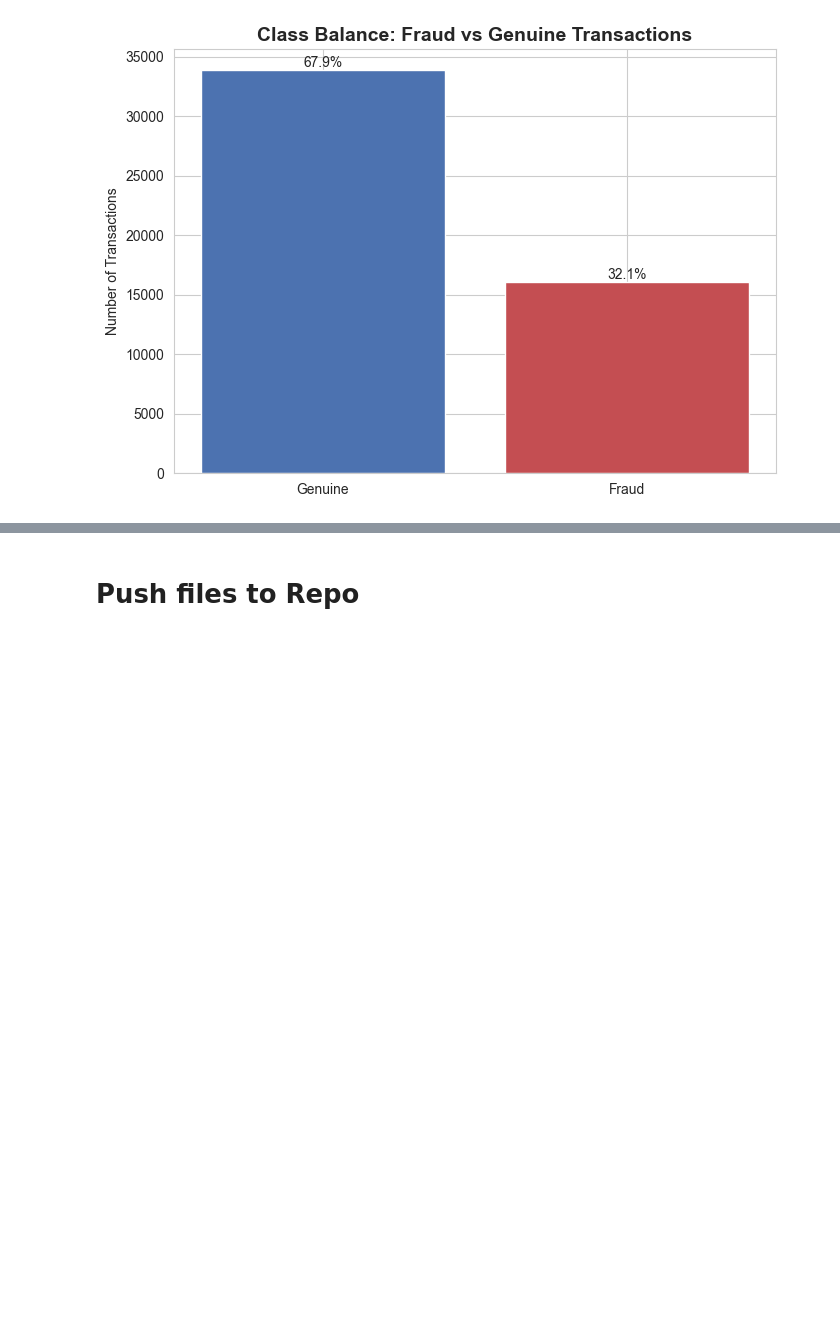
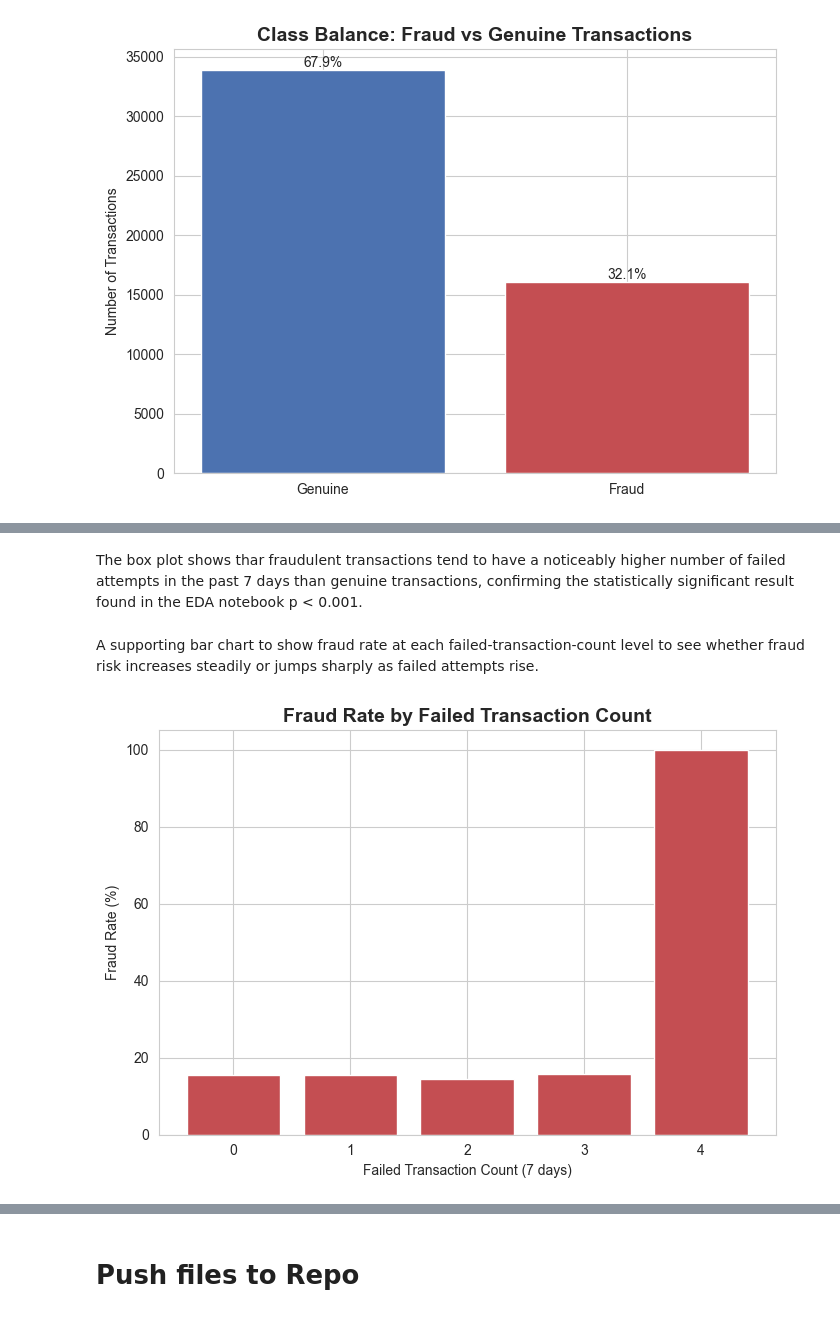
Before and after one commit to navmann99/Fraud-Analysis, a Jupyter notebook: jupyter_notebooks/03-DataVisualisation.ipynb, the cells around one changed output, grey strips where cells are left out. Drawn from its saved outputs; the diff is of its cells as text; code cells hidden in the pictures; blank space fills up the shorter version.

```diff
--- a/jupyter_notebooks/03-DataVisualisation.ipynb
+++ b/jupyter_notebooks/03-DataVisualisation.ipynb
@@ -92,0 +111,17 @@ plt.show()
+# %% [markdown]
+The box plot shows thar fraudulent transactions tend to have a noticeably higher number of failed attempts in the past 7 days than genuine transactions, confirming the statistically significant result found in the EDA notebook p < 0.001.
+# %% [markdown]
+A supporting bar chart to show fraud rate at each failed-transaction-count level to see whether fraud risk increases steadily or jumps sharply as failed attempts rise.
+# %%
+fraud_rate = df.groupby('Failed_Transaction_Count_7d')['Fraud_Label'].mean() * 100
+
+fig, ax = plt.subplots(figsize=(7, 5))
+ax.bar(fraud_rate.index, fraud_rate.values, color=fraud_colors[1])
+ax.set_title('Fraud Rate by Failed Transaction Count', fontsize=14, fontweight='bold')
+ax.set_xlabel('Failed Transaction Count (7 days)')
+ax.set_ylabel('Fraud Rate (%)')
+plt.tight_layout()
+
+plt.show()
+# %% [output]
+[figure, added]
```
Also changed, not shown: parts of 4 cells of this notebook.
